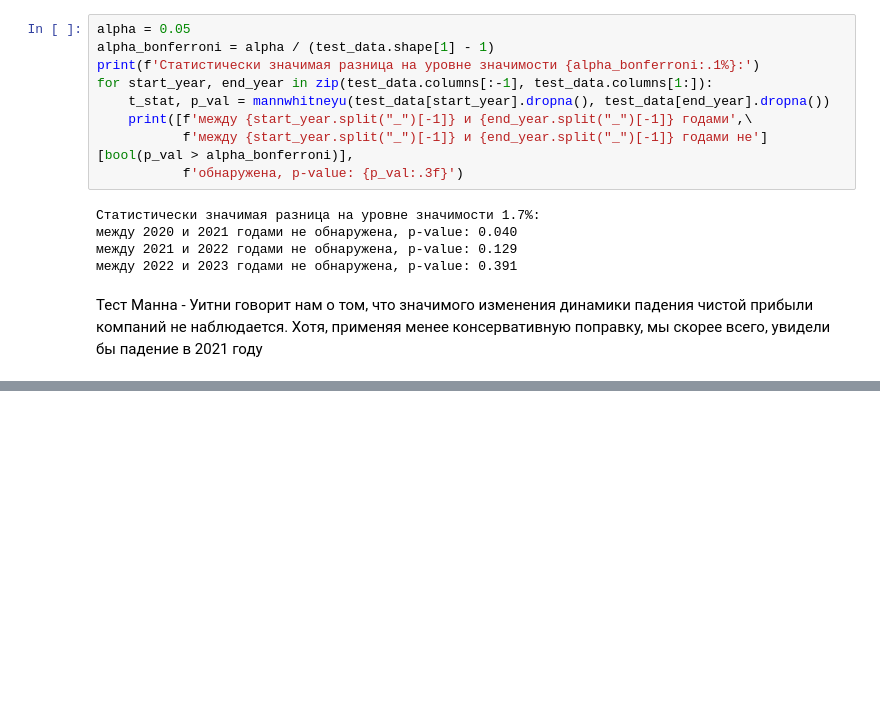
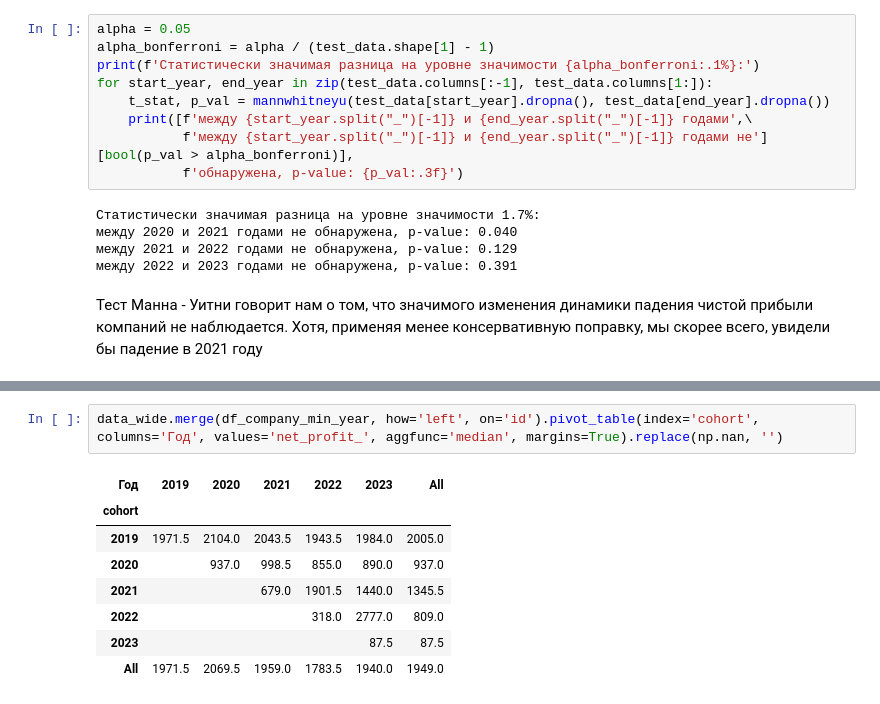
Before and after one commit to aleks-haksly/Postypashka, a Jupyter notebook: DA/02 HW_lab/HW_2.ipynb, the cells around one changed output, grey strips where cells are left out. Cells and saved outputs as stored; diff of their text form; blank space fills up the shorter version.

```diff
--- a/DA/02 HW_lab/HW_2.ipynb
+++ b/DA/02 HW_lab/HW_2.ipynb
@@ -418,0 +439,11 @@ for start_year, end_year in zip(test_data.columns[:-1], test_data.columns[1:]):
+# %%
+data_wide.merge(df_company_min_year, how='left', on='id').pivot_table(index='cohort', columns='Год', values='net_profit_', aggfunc='median', margins=True).replace(np.nan, '')
+# %% [output]
+| Год | 2019 | 2020 | 2021 | 2022 | 2023 | All |
+| cohort |  |  |  |  |  |  |
+| 2019 | 1971.5 | 2104.0 | 2043.5 | 1943.5 | 1984.0 | 2005.0 |
+| 2020 |  | 937.0 | 998.5 | 855.0 | 890.0 | 937.0 |
+| 2021 |  |  | 679.0 | 1901.5 | 1440.0 | 1345.5 |
+| 2022 |  |  |  | 318.0 | 2777.0 | 809.0 |
+| 2023 |  |  |  |  | 87.5 | 87.5 |
+| All | 1971.5 | 2069.5 | 1959.0 | 1783.5 | 1940.0 | 1949.0 |
```
Also changed, not shown: parts of 5 cells of this notebook.
